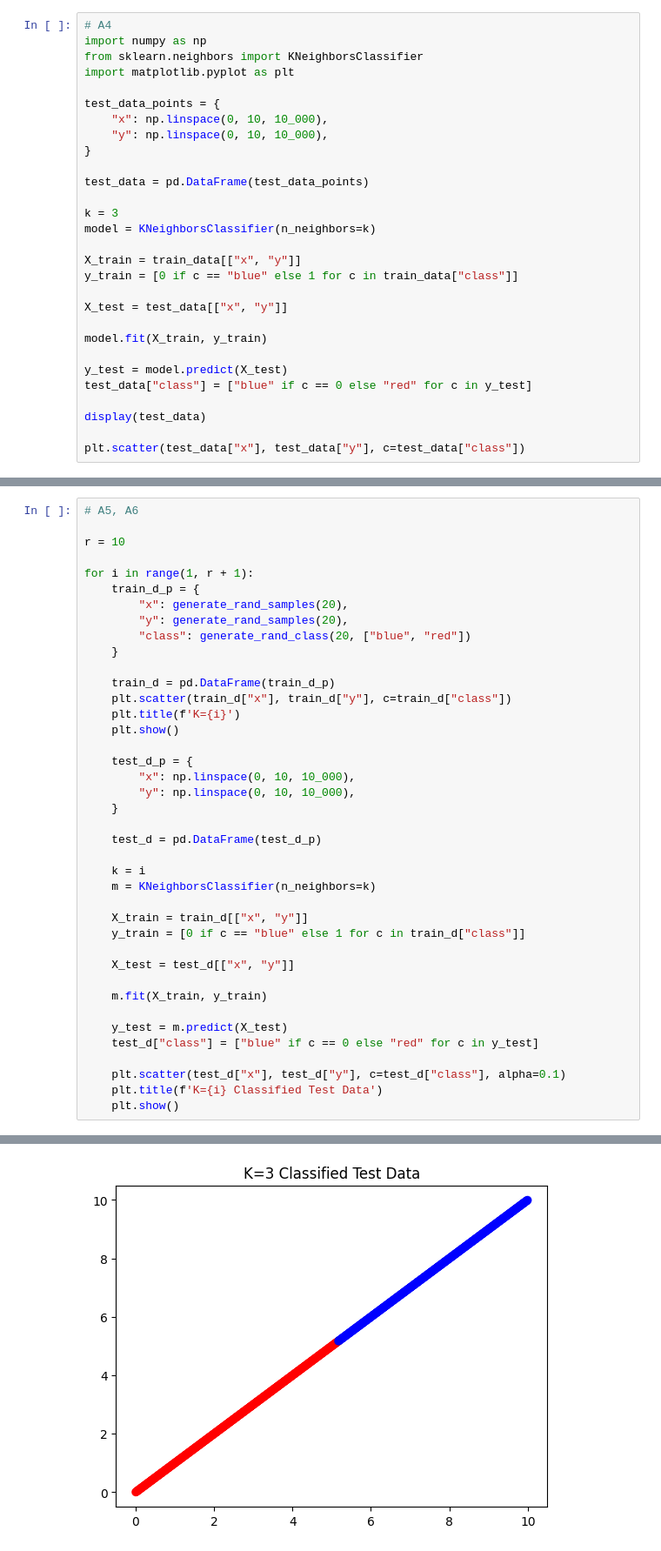
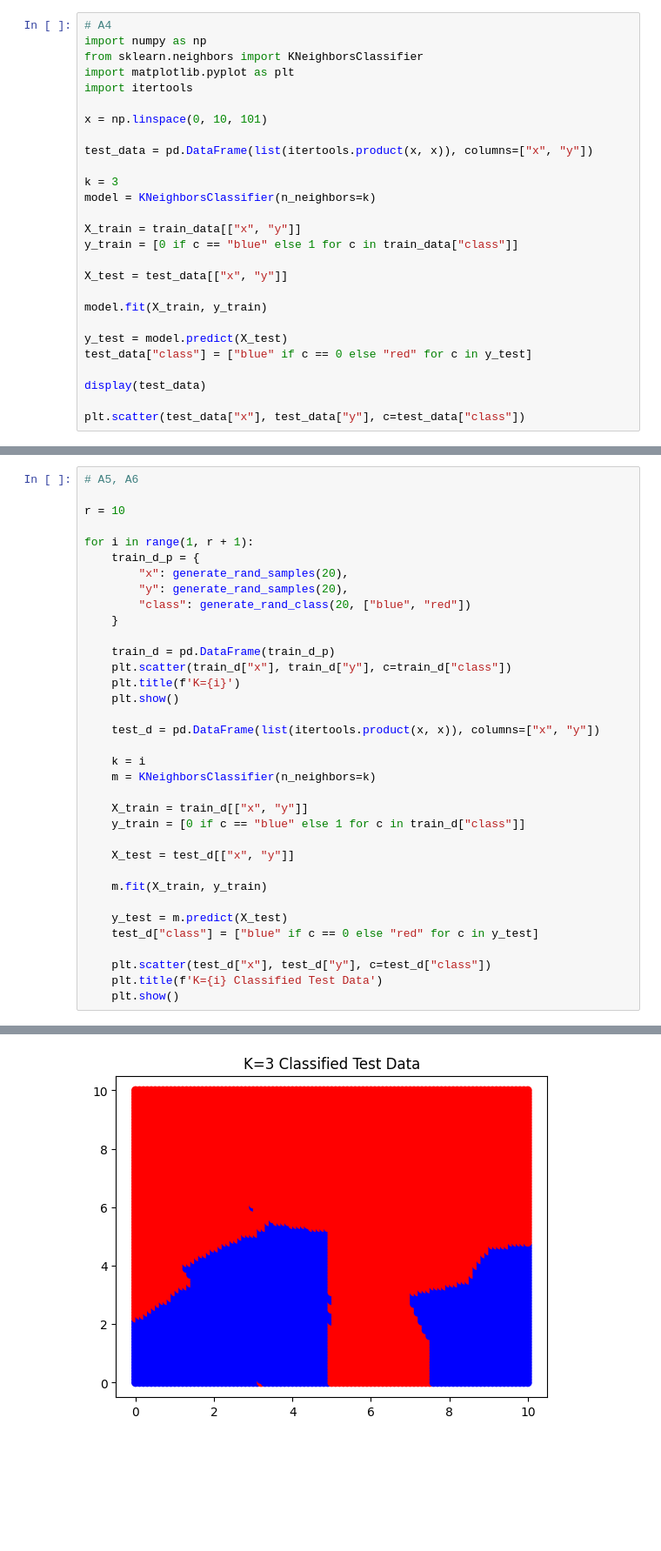
Before and after one commit to NishithP2004/19CSE305_ML, a Jupyter notebook: Lab_Session_04_14_08_2024.ipynb, the cells around one changed output, grey strips where cells are left out. Shown at 87% size. Saved outputs shown, nothing was run; the diff lists cells and outputs as text; blank space fills up the shorter version.

```diff
--- a/Lab_Session_04_14_08_2024.ipynb
+++ b/Lab_Session_04_14_08_2024.ipynb
@@ -58,13 +60,11 @@ plt.scatter(train_data["x"], train_data["y"], c=train_data["class"])
 import numpy as np
 from sklearn.neighbors import KNeighborsClassifier
 import matplotlib.pyplot as plt
+import itertools
 
-test_data_points = {
-    "x": np.linspace(0, 10, 10_000),
-    "y": np.linspace(0, 10, 10_000),
-}
+x = np.linspace(0, 10, 101)
 
-test_data = pd.DataFrame(test_data_points)
+test_data = pd.DataFrame(list(itertools.product(x, x)), columns=["x", "y"])
 
 k = 3
 model = KNeighborsClassifier(n_neighbors=k)
@@ -115,12 +115,7 @@ for i in range(1, r + 1):
     plt.title(f'K={i}')
     plt.show()
 
-    test_d_p = {
-        "x": np.linspace(0, 10, 10_000),
-        "y": np.linspace(0, 10, 10_000),
-    }
-
-    test_d = pd.DataFrame(test_d_p)
+    test_d = pd.DataFrame(list(itertools.product(x, x)), columns=["x", "y"])
 
     k = i
     m = KNeighborsClassifier(n_neighbors=k)
@@ -135,7 +130,7 @@ for i in range(1, r + 1):
     y_test = m.predict(X_test)
     test_d["class"] = ["blue" if c == 0 else "red" for c in y_test]
 
-    plt.scatter(test_d["x"], test_d["y"], c=test_d["class"], alpha=0.1)
+    plt.scatter(test_d["x"], test_d["y"], c=test_d["class"])
     plt.title(f'K={i} Classified Test Data')
     plt.show()
 # %% [output]
@@ -147 +142 @@ for i in range(1, r + 1):
-[figure, old version]
+[figure, new version]
```
Also changed, not shown: parts of 6 cells of this notebook.
